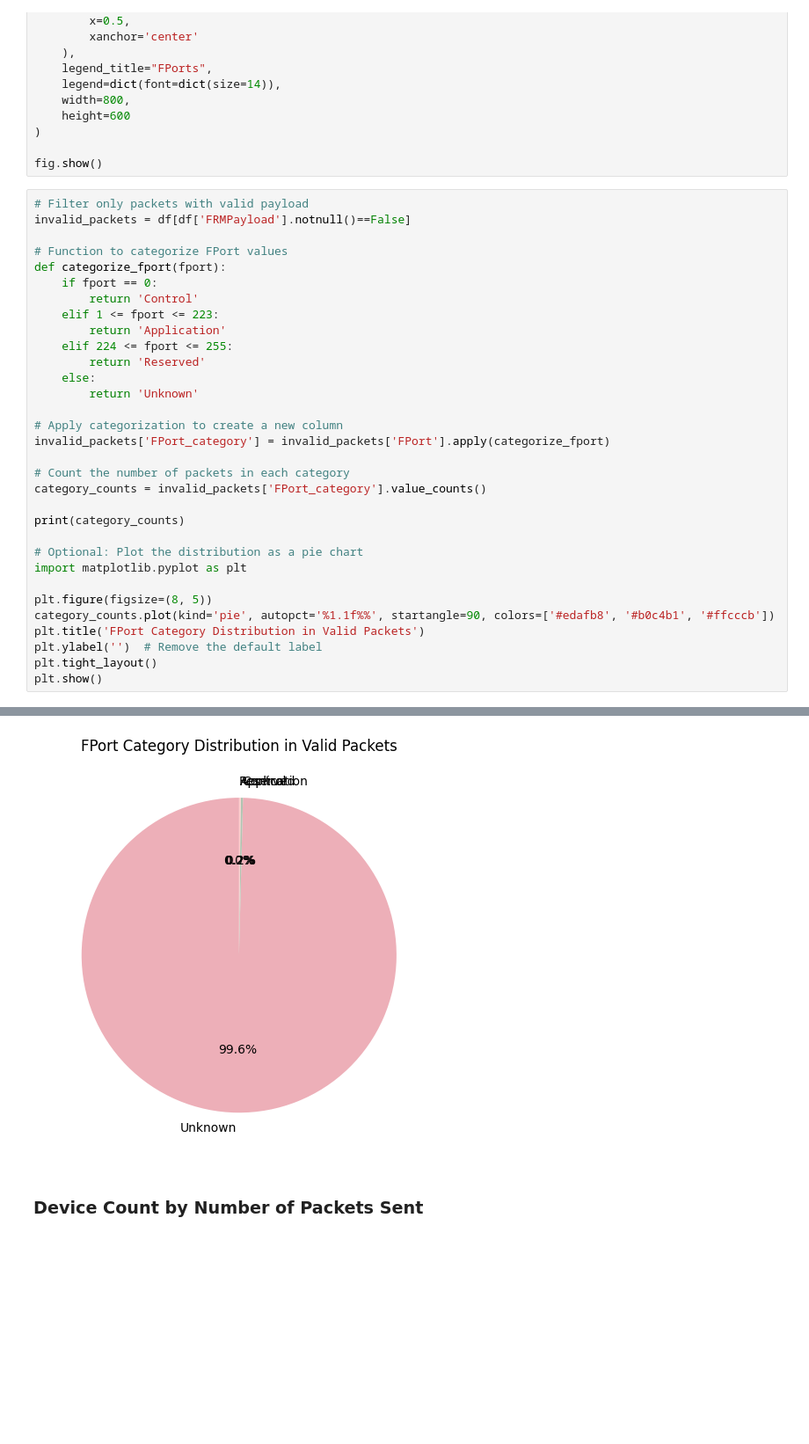
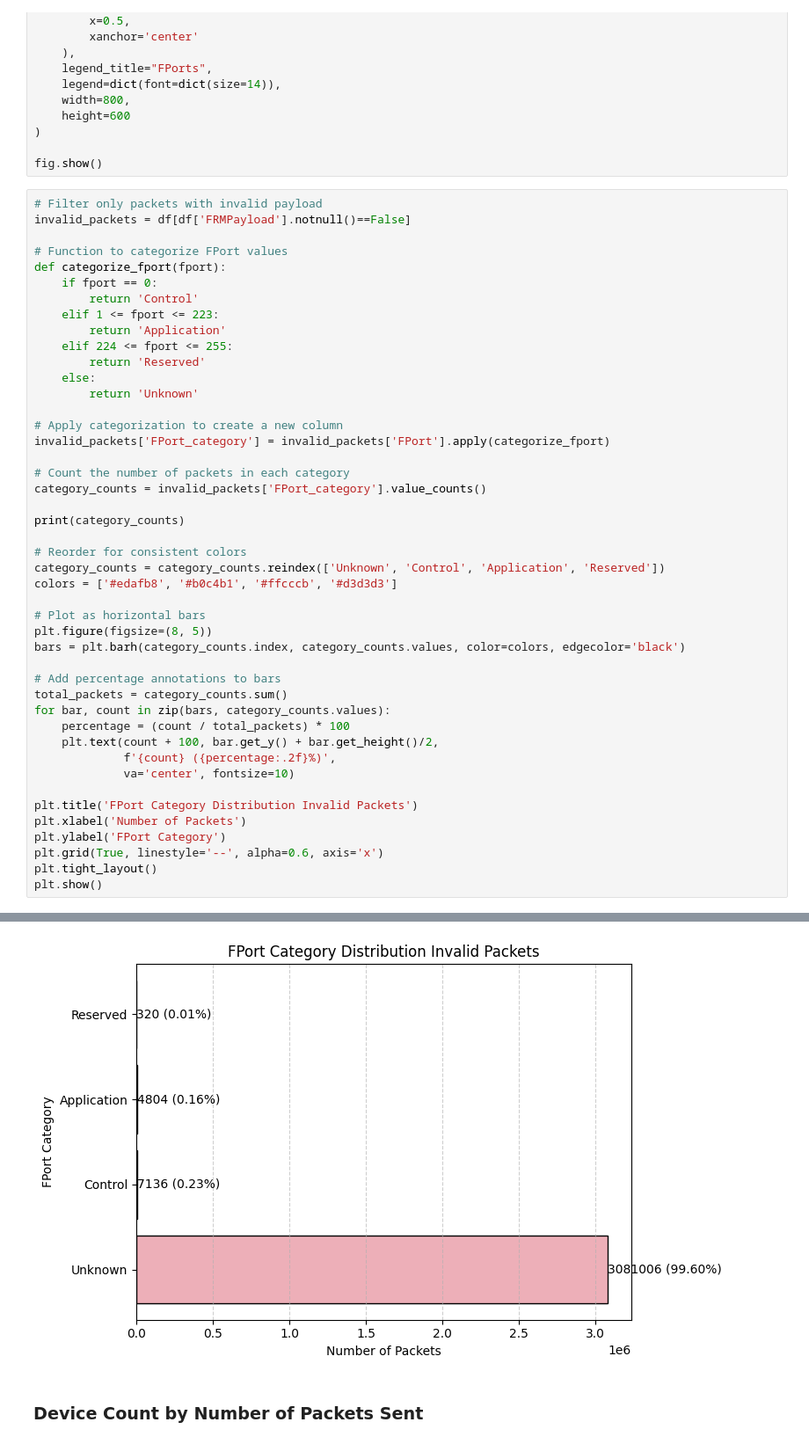
Before and after one commit to dilaaslan3/Smart-Environment-LoraWan-Data-Analysis, a Jupyter notebook: Smart_Environments_Project_upPackets_final.ipynb, the cells around one changed output, grey strips where cells are left out. Shown at 88% size. Saved outputs shown, nothing was run; the diff lists cells and outputs as text; blank space fills up the shorter version.

```diff
--- a/Smart_Environments_Project_upPackets_final.ipynb
+++ b/Smart_Environments_Project_upPackets_final.ipynb
@@ -358,7 +358,7 @@ fig.update_layout(
 
 fig.show()
 # %%
-# Filter only packets with valid payload
+# Filter only packets with invalid payload
 invalid_packets = df[df['FRMPayload'].notnull()==False]
 
 # Function to categorize FPort values
@@ -380,13 +380,26 @@ category_counts = invalid_packets['FPort_category'].value_counts()
 
 print(category_counts)
 
-# Optional: Plot the distribution as a pie chart
-import matplotlib.pyplot as plt
+# Reorder for consistent colors
+category_counts = category_counts.reindex(['Unknown', 'Control', 'Application', 'Reserved'])
+colors = ['#edafb8', '#b0c4b1', '#ffcccb', '#d3d3d3']
 
+# Plot as horizontal bars
 plt.figure(figsize=(8, 5))
-category_counts.plot(kind='pie', autopct='%1.1f%%', startangle=90, colors=['#edafb8', '#b0c4b1', '#ffcccb'])
-plt.title('FPort Category Distribution in Valid Packets')
-plt.ylabel('')  # Remove the default label
+bars = plt.barh(category_counts.index, category_counts.values, color=colors, edgecolor='black')
+
+# Add percentage annotations to bars
+total_packets = category_counts.sum()
+for bar, count in zip(bars, category_counts.values):
+    percentage = (count / total_packets) * 100
+    plt.text(count + 100, bar.get_y() + bar.get_height()/2,
+             f'{count} ({percentage:.2f}%)',
+             va='center', fontsize=10)
+
+plt.title('FPort Category Distribution Invalid Packets')
+plt.xlabel('Number of Packets')
+plt.ylabel('FPort Category')
+plt.grid(True, linestyle='--', alpha=0.6, axis='x')
 plt.tight_layout()
 plt.show()
 # %% [output]
@@ -403,4 +416,4 @@ See the caveats in the documentation: https://pandas.pydata.org/pandas-docs/stab
-[figure, old version]
+[figure, new version]
 # %% [markdown]
 ### Device Count by Number of Packets Sent
 # %%
```
Also changed, not shown: parts of 1 cell of this notebook, 1 other file.
